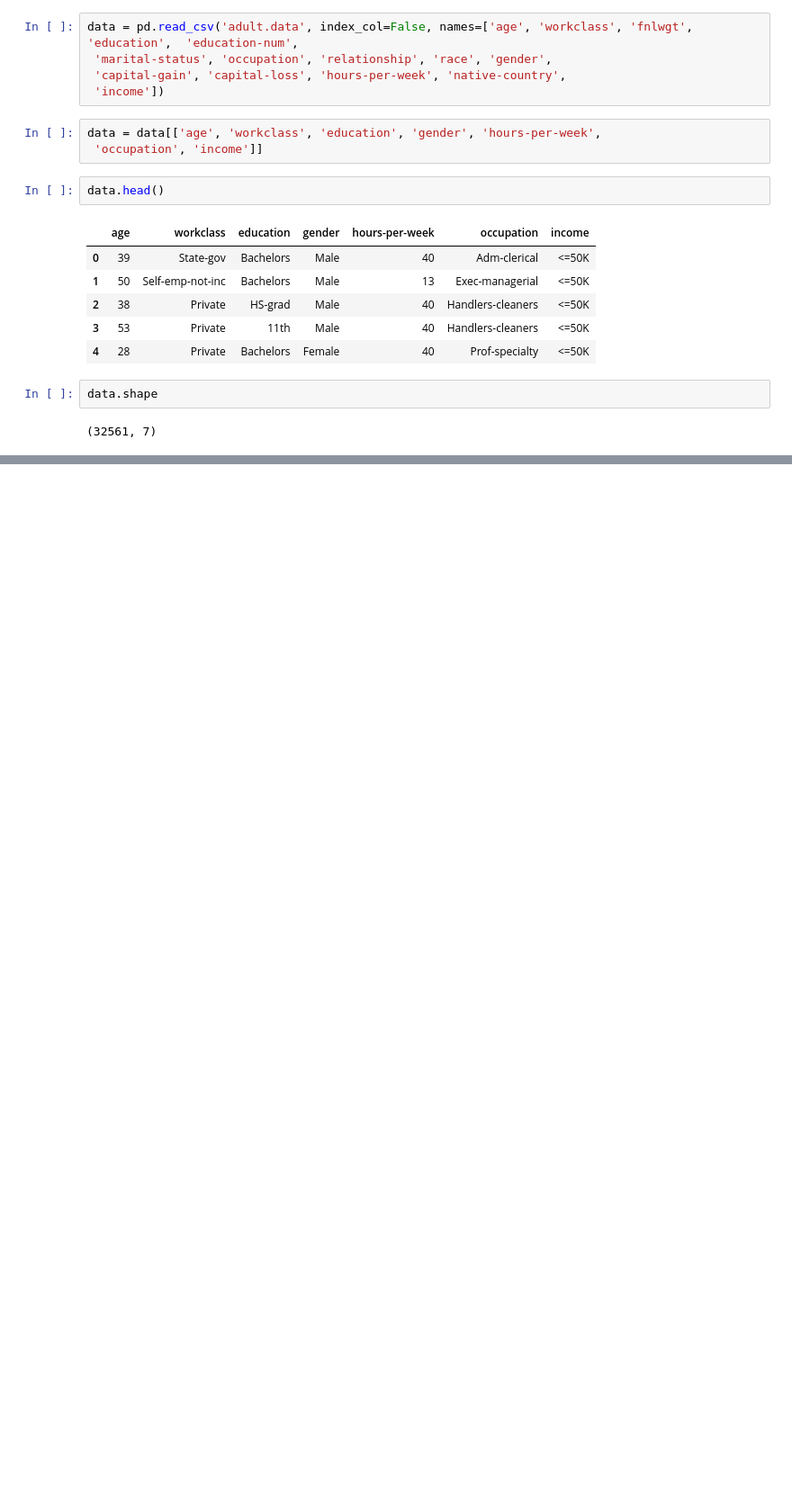
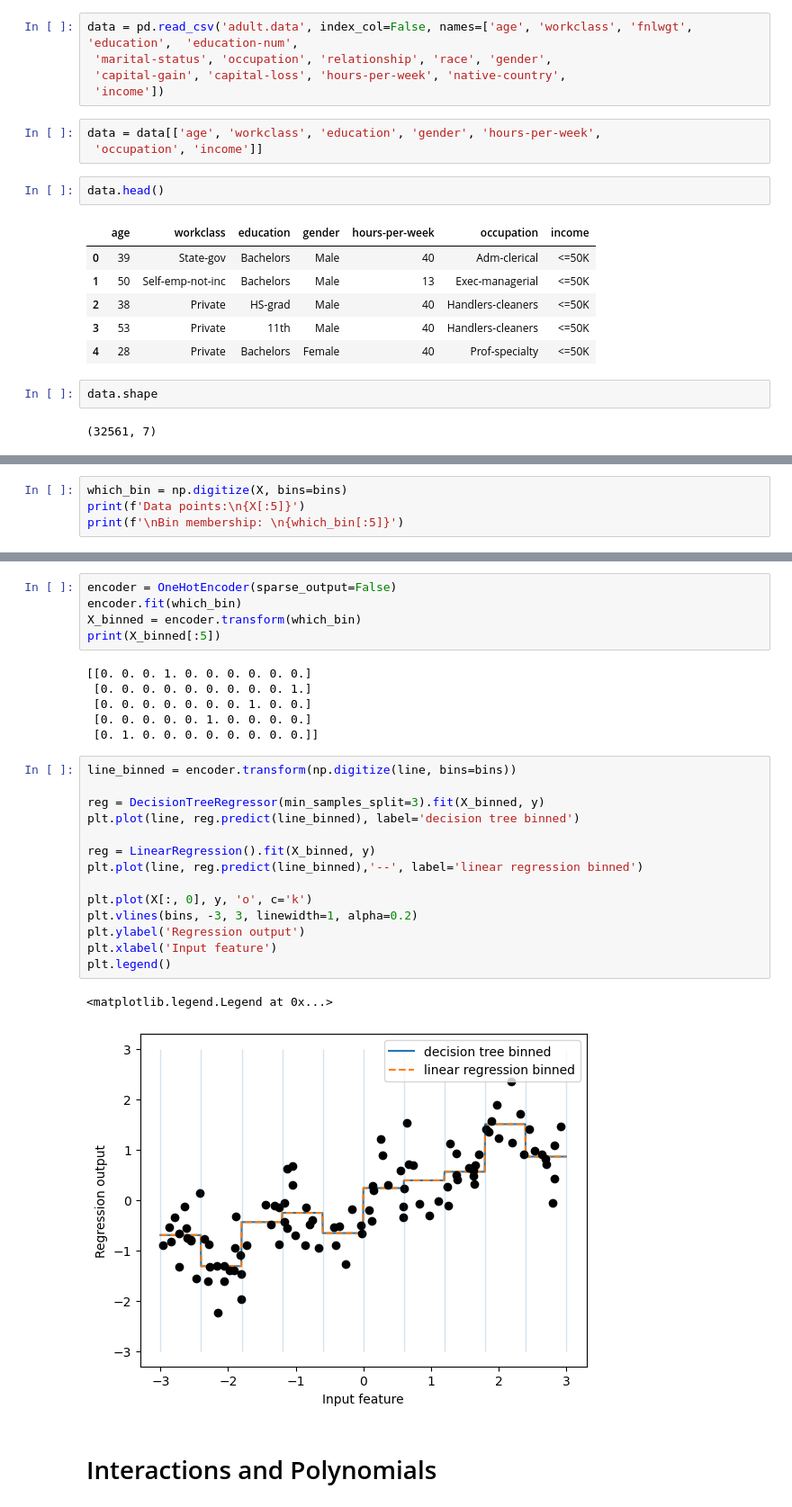
Before and after one commit to abhaykukade/ml_model_evaluation, a Jupyter notebook: feature_engineering.ipynb, the cells around one changed output, grey strips where cells are left out. Shown: that part at 90% size. Drawn from its saved outputs; the diff is of its cells as text; blank space fills up the shorter version.

```diff
--- a/feature_engineering.ipynb
+++ b/feature_engineering.ipynb
@@ -29,0 +122,4 @@ data.shape
+# %%
+which_bin = np.digitize(X, bins=bins)
+print(f'Data points:\n{X[:5]}')
+print(f'\nBin membership: \n{which_bin[:5]}')
@@ -29,0 +140,30 @@ data.shape
+# %%
+encoder = OneHotEncoder(sparse_output=False)
+encoder.fit(which_bin)
+X_binned = encoder.transform(which_bin)
+print(X_binned[:5])
+# %% [output]
+[[0. 0. 0. 1. 0. 0. 0. 0. 0. 0.]
+ [0. 0. 0. 0. 0. 0. 0. 0. 0. 1.]
+ [0. 0. 0. 0. 0. 0. 0. 1. 0. 0.]
+ [0. 0. 0. 0. 0. 1. 0. 0. 0. 0.]
+ [0. 1. 0. 0. 0. 0. 0. 0. 0. 0.]]
+# %%
+line_binned = encoder.transform(np.digitize(line, bins=bins))
+
+reg = DecisionTreeRegressor(min_samples_split=3).fit(X_binned, y)
+plt.plot(line, reg.predict(line_binned), label='decision tree binned')
+
+reg = LinearRegression().fit(X_binned, y)
+plt.plot(line, reg.predict(line_binned),'--', label='linear regression binned')
+
+plt.plot(X[:, 0], y, 'o', c='k')
+plt.vlines(bins, -3, 3, linewidth=1, alpha=0.2)
+plt.ylabel('Regression output')
+plt.xlabel('Input feature')
+plt.legend()
+# %% [output]
+<matplotlib.legend.Legend at 0x...>
+[figure, added]
+# %% [markdown]
+# Interactions and Polynomials
```
Also changed, not shown: parts of 27 cells of this notebook.
